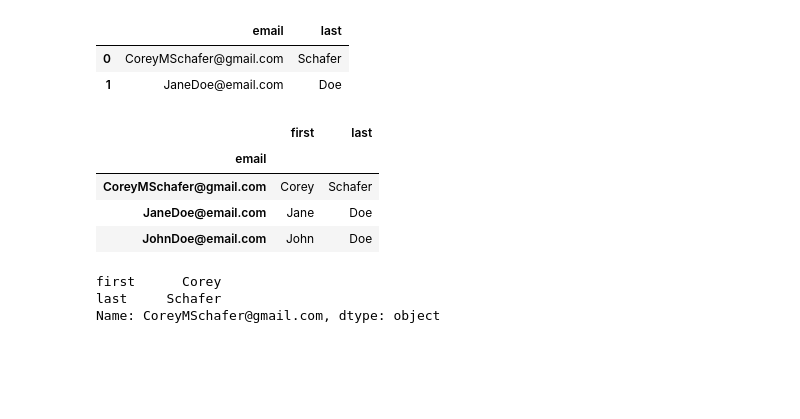
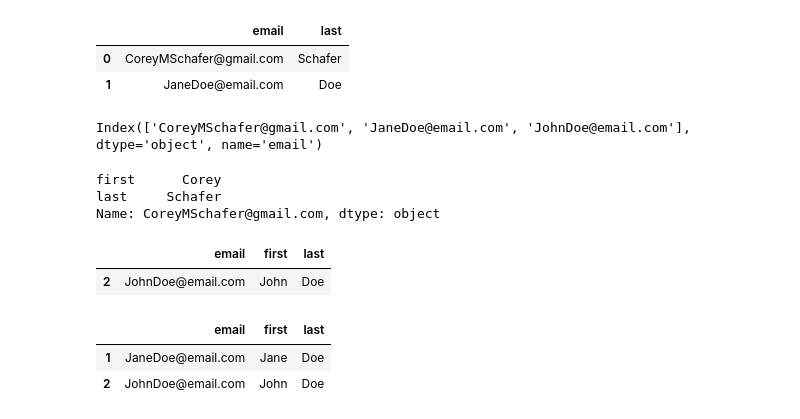
Before and after one commit to Artificerio/mldt, a Jupyter notebook: beginner_pandas/1.ipynb, the cells around one changed output. Saved outputs shown, nothing was run; the diff lists cells and outputs as text; code cells hidden in the pictures; blank space fills up the shorter version.

```diff
--- a/beginner_pandas/1.ipynb
+++ b/beginner_pandas/1.ipynb
@@ -51,15 +51,11 @@ df.loc[[0, 1], ['email', 'last']] # same as iloc but takes string args for secon
 | 1 | JaneDoe@email.com | Doe |
 # %%
 # set index column
-# df.set_index('email') # change once
-# df.set_index('email', inplace=True) # change forever
-# df.index # nice unique identifier for the row
+df.set_index('email') # change once
+df.set_index('email', inplace=True) # change forever
+df.index # nice unique identifier for the row
 # %% [output]
-|  | first | last |
-| email |  |  |
-| CoreyMSchafer@gmail.com | Corey | Schafer |
-| JaneDoe@email.com | Jane | Doe |
-| JohnDoe@email.com | John | Doe |
+Index(['CoreyMSchafer@gmail.com', 'JaneDoe@email.com', 'JohnDoe@email.com'], dtype='object', name='email')
 # %%
 df.loc['CoreyMSchafer@gmail.com'] # we replaced default indexes with strings
                                   # and now the 1st arg is a string cant do df.loc[0]
@@ -69,3 +65,15 @@ last     Schafer
 Name: CoreyMSchafer@gmail.com, dtype: object
 # %%
 df.reset_index(inplace=True) # reset index assignment
+# %%
+filt = (df['last'] == 'Doe') & (df['first'] == 'John')
+df[filt]
+# %% [output]
+|  | email | first | last |
+| 2 | JohnDoe@email.com | John | Doe |
+# %%
+df.loc[filt, 'email'] # 1st rows that we want, 2nd columns that we want
+# %% [output]
+|  | email | first | last |
+| 1 | JaneDoe@email.com | Jane | Doe |
+| 2 | JohnDoe@email.com | John | Doe |
```
Also changed, not shown: 1 other file.
